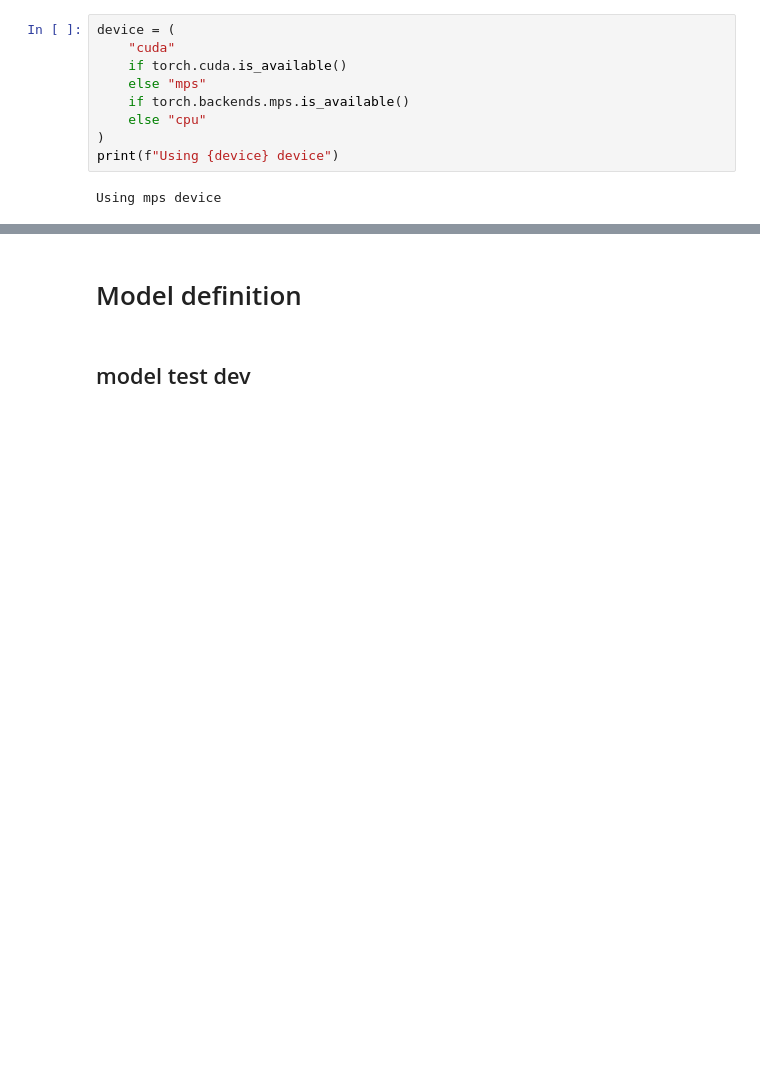
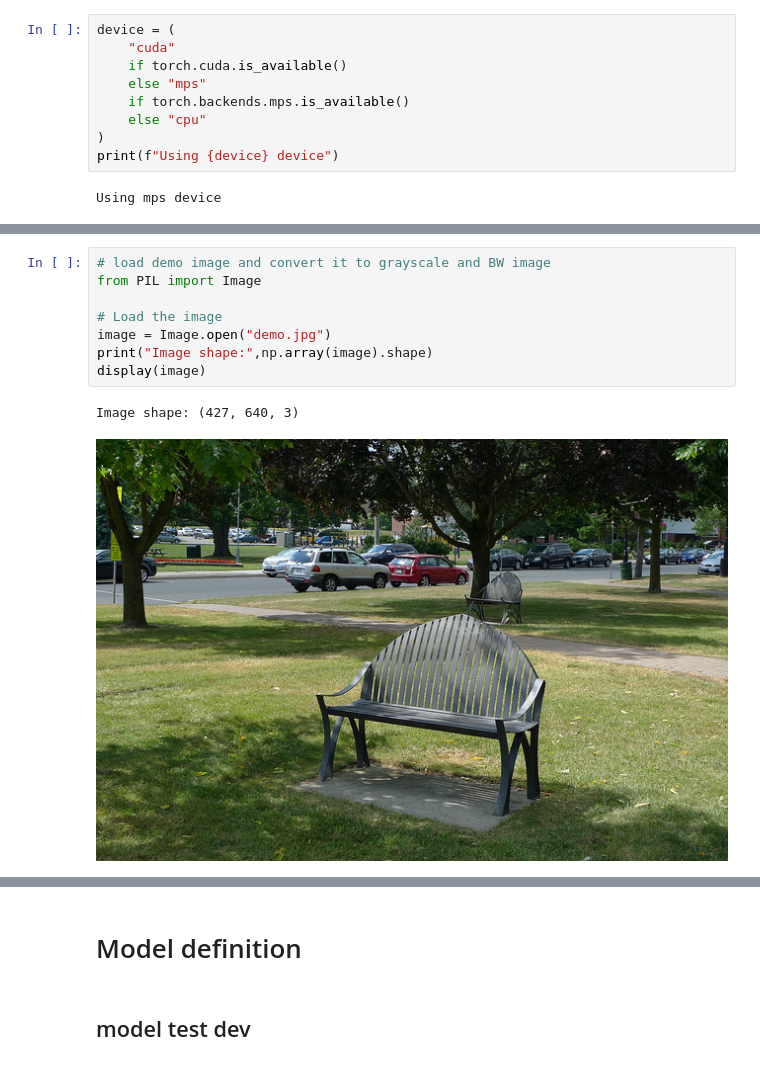
Before and after one commit to sjamthe/customNNexperiments, a Jupyter notebook: 2DSegmentNet-v2.ipynb, the cells around one changed output, grey strips where cells are left out. Cells and saved outputs as stored; diff of their text form; blank space fills up the shorter version.

```diff
--- a/2DSegmentNet-v2.ipynb
+++ b/2DSegmentNet-v2.ipynb
@@ -90,0 +59,11 @@ ValueError: x and y must have same first dimension, but have shapes torch.Size([
+# %%
+# load demo image and convert it to grayscale and BW image
+from PIL import Image
+
+# Load the image
+image = Image.open("demo.jpg")
+print("Image shape:",np.array(image).shape)
+display(image)
+# %% [output]
+Image shape: (427, 640, 3)
+[figure, added]
```
Also changed, not shown: parts of 27 cells of this notebook.
